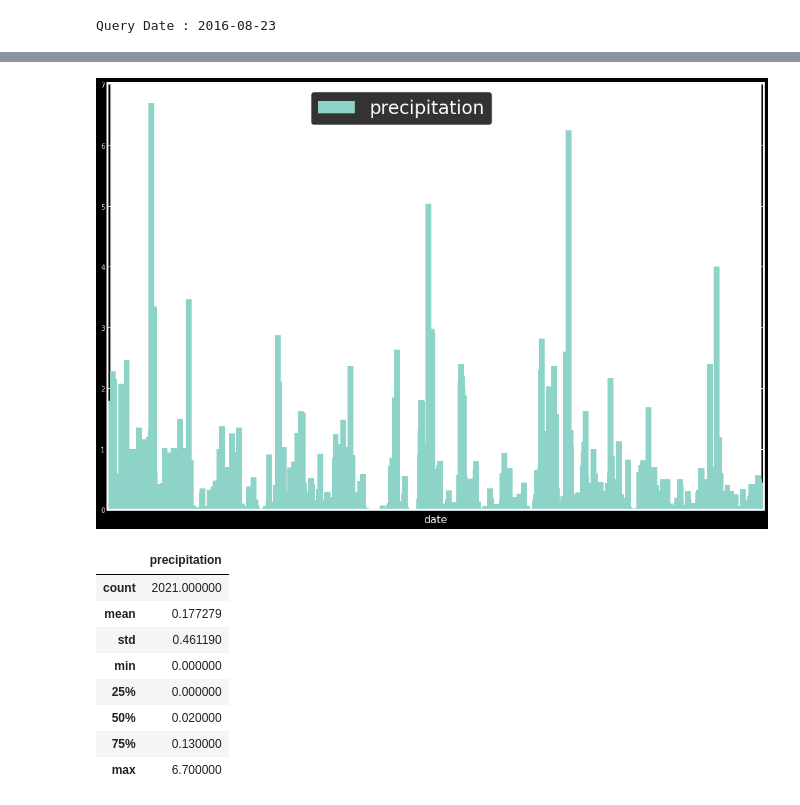
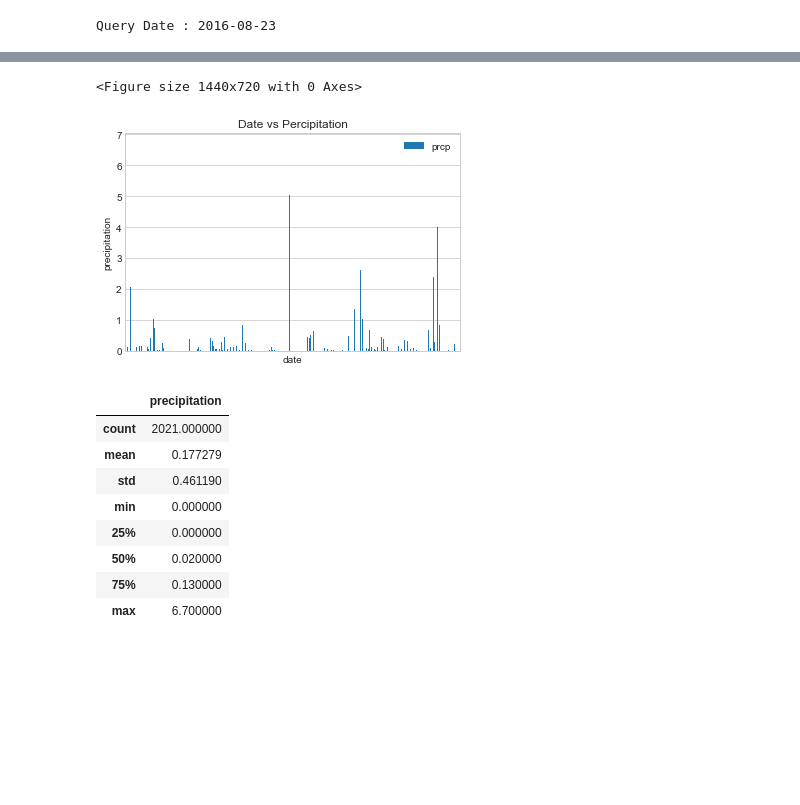
Before and after one commit to RynnAethelWulf/SQLAlchemy-Challenge, a Jupyter notebook: climate_starter.ipynb, the cells around one changed output, grey strips where cells are left out. Cells and saved outputs as stored; diff of their text form; code cells hidden in the pictures; blank space fills up the shorter version.

```diff
--- a/climate_starter.ipynb
+++ b/climate_starter.ipynb
@@ -124,17 +128,17 @@ climate_df.head(100)
-# %%
-
-
-# Use Pandas Plotting with Matplotlib to plot the data
-
-# Use Pandas Plotting with Matplotlib to plot the data
-
-ax= climate_df.plot.bar(figsize=(16,12), width=20)
-ax.set_xlabel("date", fontsize=16)
-ax.set_xticklabels([])
-plt.legend(['precipitation'], fontsize=28)
-ax.get_legend().set_bbox_to_anchor((0.6, 1))
-plt.show()
-# %% [output]
-[figure, removed]
+# %%
+
+
+# Use Pandas Plotting with Matplotlib to plot the data
+plt.figure(figsize=(20,10))
+climate_analysis_df.plot.bar()
+positions = []
+plt.xticks(positions)
+plt.xlabel("date")
+plt.ylabel("precipitation")
+plt.title("Date vs Percipitation")
+plt.show()
+# %% [output]
+<Figure size 1440x720 with 0 Axes>
+[figure, added]
 # %%
 # Use Pandas to calcualte the summary statistics for the precipitation data
```
Also changed, not shown: parts of 9 cells of this notebook, 2 other files.
